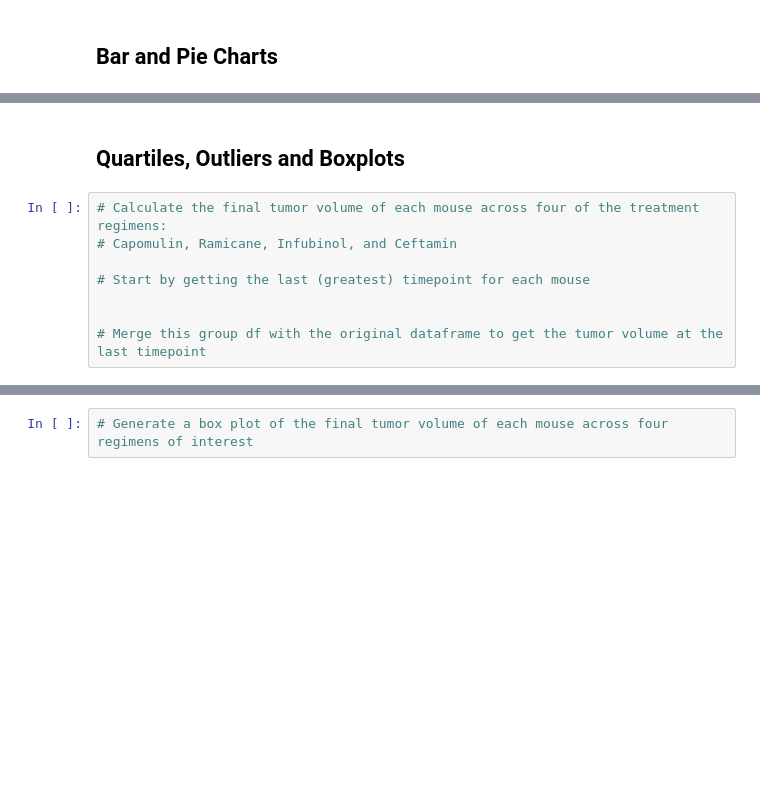
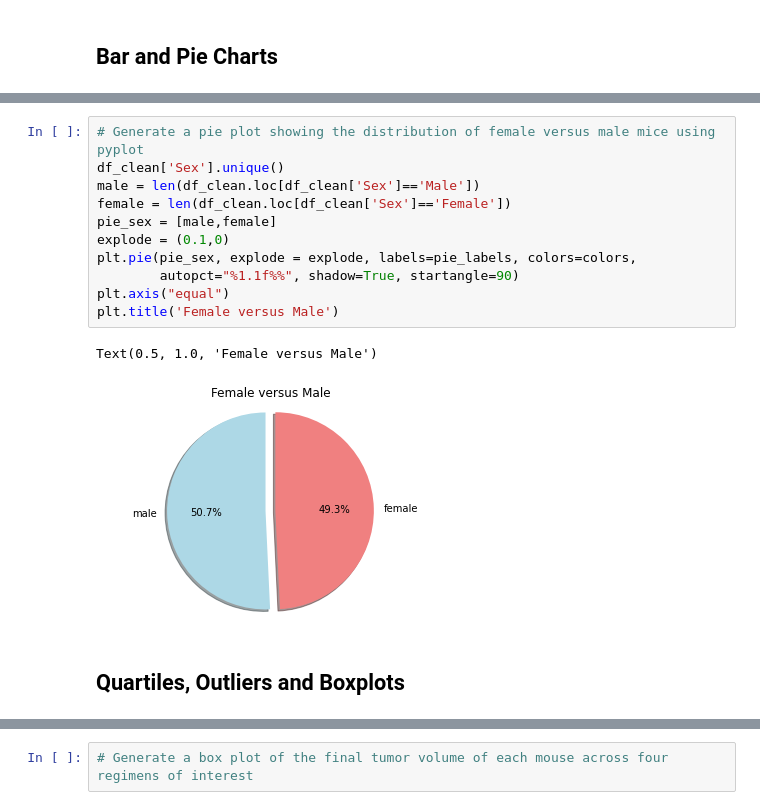
Before and after one commit to ElizaDeBarros/Matplotlib_challenge, a Jupyter notebook: Pymaceuticals/pymaceuticals_starter.ipynb, the cells around one changed output, grey strips where cells are left out. Saved outputs shown, nothing was run; the diff lists cells and outputs as text; blank space fills up the shorter version.

```diff
--- a/Pymaceuticals/pymaceuticals_starter.ipynb
+++ b/Pymaceuticals/pymaceuticals_starter.ipynb
@@ -136,10 +185,16 @@ plt.show()
+# %%
+# Generate a pie plot showing the distribution of female versus male mice using pyplot
+df_clean['Sex'].unique()
+male = len(df_clean.loc[df_clean['Sex']=='Male'])
+female = len(df_clean.loc[df_clean['Sex']=='Female'])
+pie_sex = [male,female]
+explode = (0.1,0)
+plt.pie(pie_sex, explode = explode, labels=pie_labels, colors=colors,
+        autopct="%1.1f%%", shadow=True, startangle=90)
+plt.axis("equal")
+plt.title('Female versus Male')
+# %% [output]
+Text(0.5, 1.0, 'Female versus Male')
+[figure, added]
 # %% [markdown]
 ## Quartiles, Outliers and Boxplots
-# %%
-# Calculate the final tumor volume of each mouse across four of the treatment regimens:
-# Capomulin, Ramicane, Infubinol, and Ceftamin
-
-# Start by getting the last (greatest) timepoint for each mouse
-
-
-# Merge this group df with the original dataframe to get the tumor volume at the last timepoint
```
Also changed, not shown: parts of 11 cells of this notebook.
